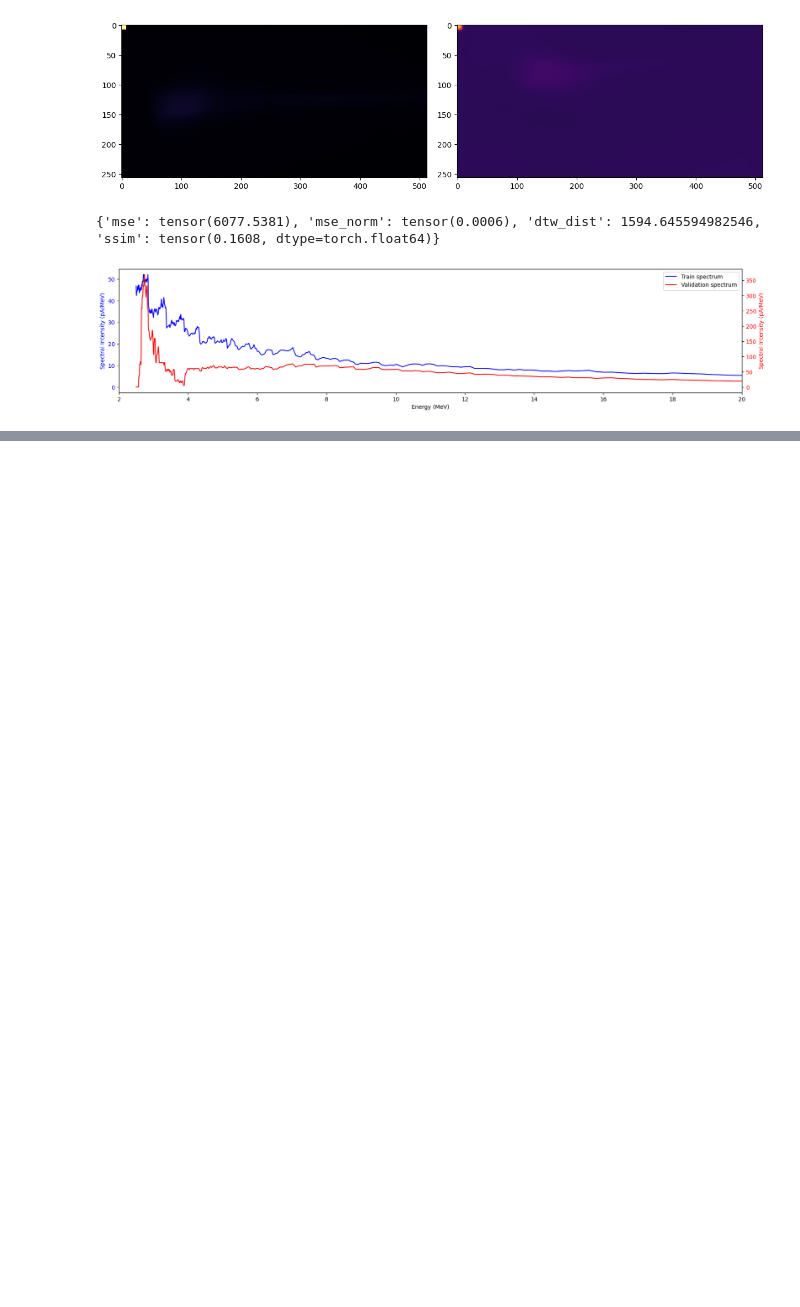
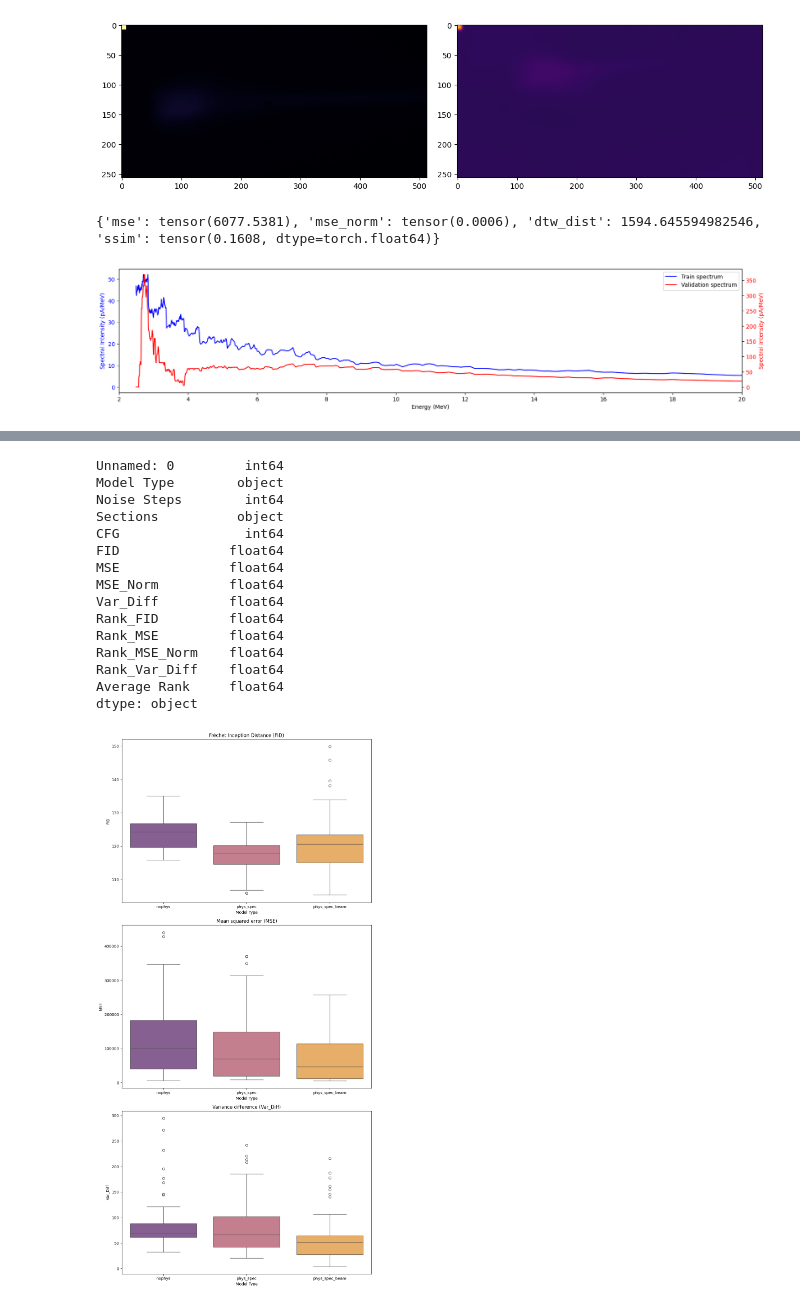
Before and after one commit to Jechmate/diffAE-elibeams, a Jupyter notebook: metrics.ipynb, the cells around one changed output, grey strips where cells are left out. Cells and saved outputs as stored; diff of their text form; code cells hidden in the pictures; blank space fills up the shorter version.

```diff
--- a/metrics.ipynb
+++ b/metrics.ipynb
@@ -57,0 +253,76 @@ plot_spectra(spectra['spectr_train'], spectra['spectr_valid'])
+# %%
+import pandas as pd
+import matplotlib.pyplot as plt
+import seaborn as sns
+from metrics import *
+
+def to_pastel(color, weight=0.3):
+    """ Blend color with white to create a pastel shade """
+    white = np.array([1, 1, 1])
+    color = np.array(color)
+    return list((1 - weight) * color + weight * white)
+
+# Adjusting color palette for distinct model types
+metrics = ['FID', 'MSE', 'Var_Diff']
+original_palette = sns.color_palette('inferno', n_colors=len(df_combined['Model Type'].unique()))
+pastel_palette = [to_pastel(color) for color in original_palette]
+titles = ['Fréchet Inception Distance (FID)', 'Mean squared error (MSE)', 'Variance difference (Var_Diff)']
+
+
+print(df_combined.dtypes)
+# Creating plots for FID, MSE, MSE_Norm, and Var_Diff with distinct colors
+plt.figure(figsize=(10, 20))
+for i, metric in enumerate(metrics):
+    plt.subplot(len(metrics), 1, i+1)
+    sns.boxplot(x='Model Type', y=metric, data=df_combined, palette=pastel_palette, hue='Model Type')
+    plt.title(titles[i])
+
+plt.tight_layout()
+plt.show()
+
+# Creating plots comparing the influence of CFG and Sections (sec) on the different metrics
+# CFG influence
+plt.figure(figsize=(10, 20))
+for i, metric in enumerate(metrics):
+    plt.subplot(len(metrics), 1, i+1)
+    box_plot = sns.boxplot(x='CFG', y=metric, data=df_combined, palette=pastel_palette, hue='CFG', legend=False)
+    plt.title(f'CFG Influence on {titles[i]}')
+
+plt.tight_layout()
+plt.show()
+
+# Sections influence
+plt.figure(figsize=(10, 20))
+for i, metric in enumerate(metrics):
+    plt.subplot(len(metrics), 1, i+1)
+    sns.boxplot(x='Sections', y=metric, data=df_combined, palette=pastel_palette, hue='Sections', legend=False)
+    plt.title(f'Sections Influence on {titles[i]}')
+
+plt.tight_layout()
+plt.show()
+
+plt.figure(figsize=(10, 20))
+for i, metric in enumerate(metrics):
+    plt.subplot(len(metrics), 1, i+1)
+    sns.boxplot(x='Noise Steps', y=metric, data=df_combined, palette=pastel_palette, hue='Noise Steps', legend=False)
+    plt.title(f'Noise steps influence on {titles[i]}')
+
+plt.tight_layout()
+plt.show()
+# %% [output]
+Unnamed: 0         int64
+Model Type        object
+Noise Steps        int64
+Sections          object
+CFG                int64
+FID              float64
+MSE              float64
+MSE_Norm         float64
+Var_Diff         float64
+Rank_FID         float64
+Rank_MSE         float64
+Rank_MSE_Norm    float64
+Rank_Var_Diff    float64
+Average Rank     float64
+dtype: object
+[figure, added]
```
Also changed, not shown: parts of 10 cells of this notebook, 10 other files.
